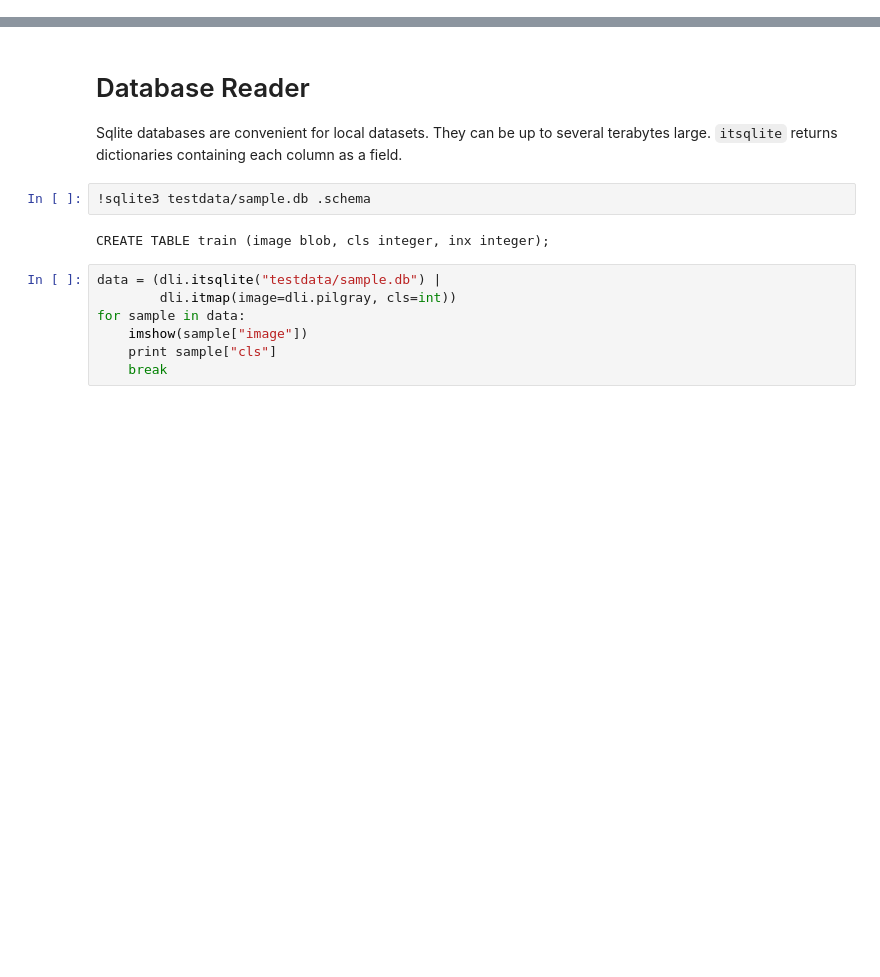
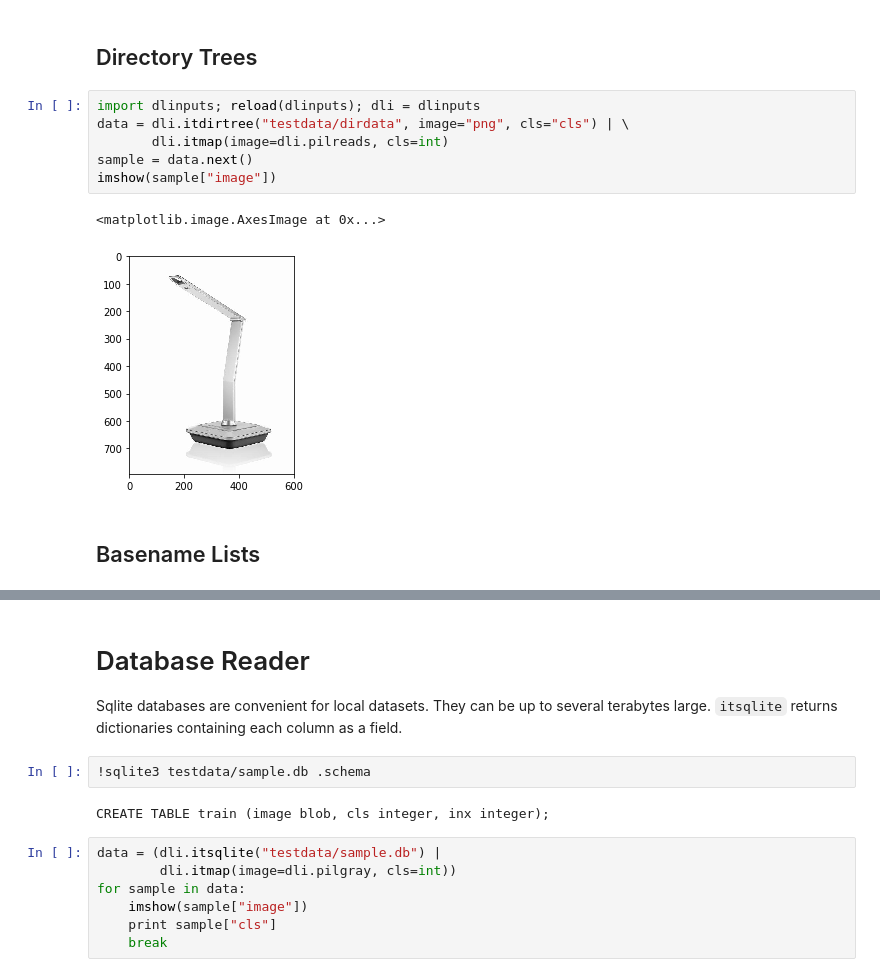
Before and after one commit to NVlabs/dlinputs, a Jupyter notebook: intro-to-dlinputs.ipynb, the cells around one changed output, grey strips where cells are left out. Drawn from its saved outputs; the diff is of its cells as text; blank space fills up the shorter version.

Commit message:
added testdata, file input methods, urlpath

```diff
--- a/intro-to-dlinputs.ipynb
+++ b/intro-to-dlinputs.ipynb
@@ -18,0 +24,13 @@ imagenet.shards      sample.db  sample.tgz
+# %% [markdown]
+## Directory Trees
+# %%
+import dlinputs; reload(dlinputs); dli = dlinputs
+data = dli.itdirtree("testdata/dirdata", image="png", cls="cls") | \
+       dli.itmap(image=dli.pilreads, cls=int)
+sample = data.next()
+imshow(sample["image"])
+# %% [output]
+<matplotlib.image.AxesImage at 0x...>
+[figure, added]
+# %% [markdown]
+## Basename Lists
```
Also changed, not shown: parts of 26 cells of this notebook, 32 other files.
